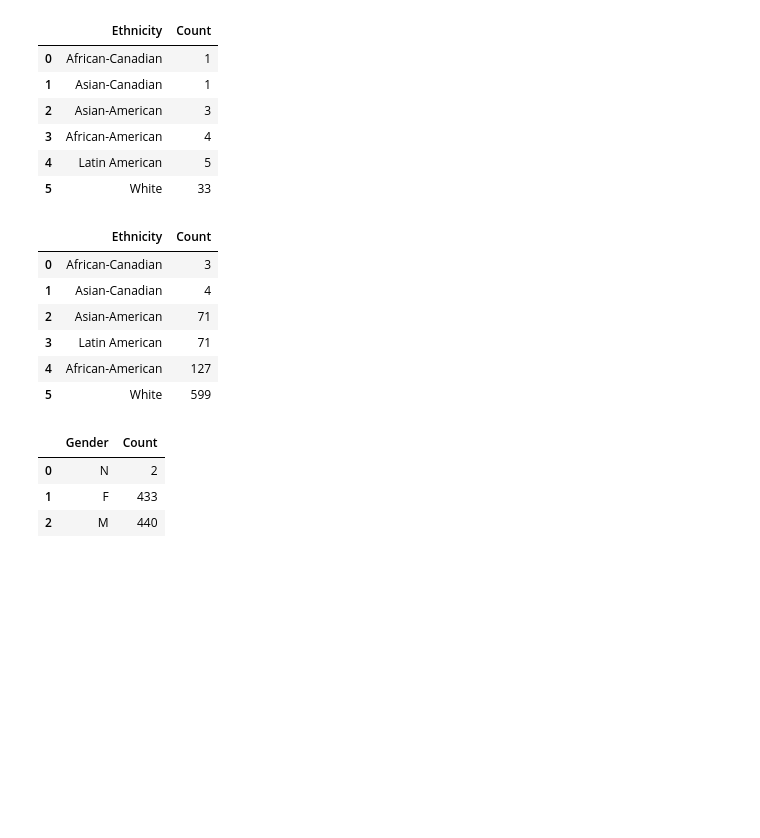
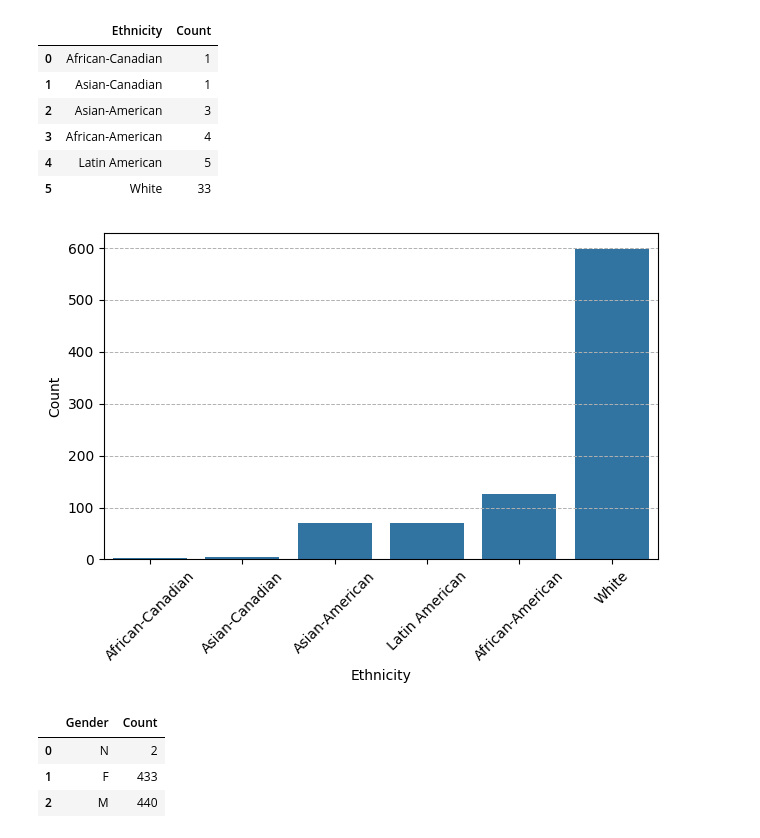
Before and after one commit to jubilbee/Survivor_EDA, a Jupyter notebook: Survivor_EDA.ipynb, the cells around one changed output. Drawn from its saved outputs; the diff is of its cells as text; code cells hidden in the pictures; blank space fills up the shorter version.

```diff
--- a/Survivor_EDA.ipynb
+++ b/Survivor_EDA.ipynb
@@ -193,0 +224,13 @@ contestants.head()
+# %%
+def extract_state(hometown):
+    try:
+        if '(' in hometown:
+            hometown = hometown.split(' (')[0]
+        return hometown.split(', ')[1]
+    except:
+        print(f'Error- {hometown} unable to be stripped')
+
+# Create a new column with the extracted state/province
+contestants['State'] = contestants['Hometown'].apply(extract_state)
+contestants.to_csv('contestants.csv', index=False)
+contestants
@@ -237,20 +294,20 @@ sql(test_sql)
 # %%
 overall_ethnicity = '''
 SELECT Ethnicity, COUNT(Ethnicity) as Count
 FROM contestants
 GROUP BY Ethnicity
 ORDER BY Count;
 '''
+sql(overall_ethnicity)
 
-sql(overall_ethnicity)
+
+plot = sns.barplot(x='Ethnicity', y='Count', data=sql(overall_ethnicity))
+plt.grid(True, which='both', axis='y', linestyle='--', linewidth=0.7)
+plt.xticks(rotation=45)
+plt.tight_layout()
+plt.show(plot)
 # %% [output]
-|  | Ethnicity | Count |
-| 0 | African-Canadian | 3 |
-| 1 | Asian-Canadian | 4 |
-| 2 | Asian-American | 71 |
-| 3 | Latin American | 71 |
-| 4 | African-American | 127 |
-| 5 | White | 599 |
+[figure, added]
 # %%
 # What are the average placements of various demographics? (Age ranges, gender, ethnicity, possibly profession and hometown)
 placement_sql = '''
```
Also changed, not shown: parts of 8 cells of this notebook, 5 other files.
